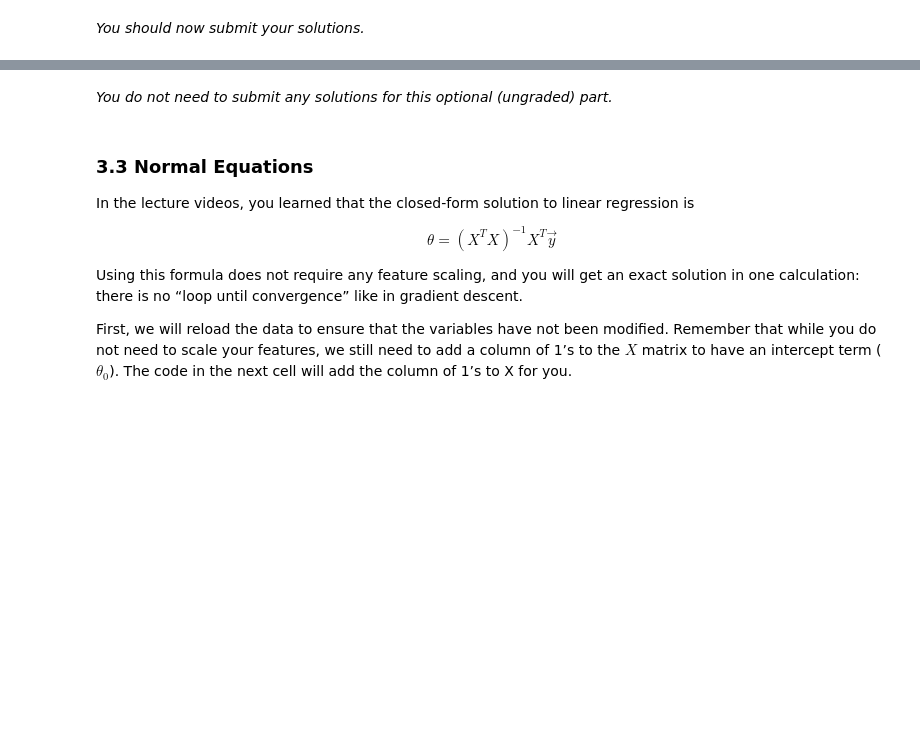
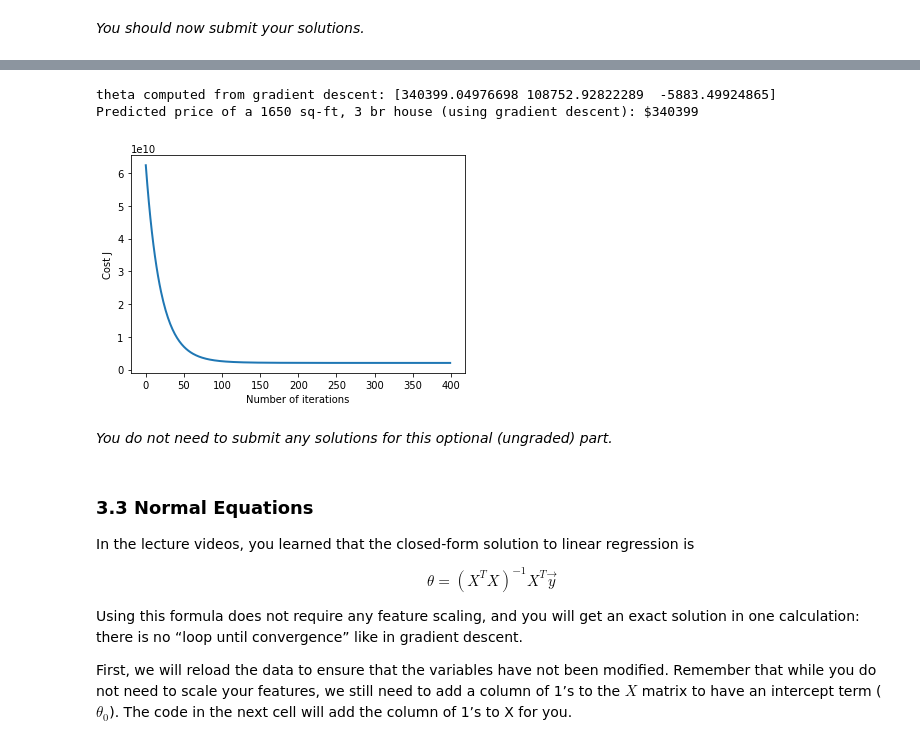
Before and after one commit to doctorpulman/ml-coursera-python-assignments, a Jupyter notebook: Exercise1/exercise1.ipynb, the cells around one changed output, grey strips where cells are left out. Cells and saved outputs as stored; diff of their text form; code cells hidden in the pictures; blank space fills up the shorter version.

```diff
--- a/Exercise1/exercise1.ipynb
+++ b/Exercise1/exercise1.ipynb
@@ -328,6 +326,15 @@ print('Expected cost value (approximately) 32.07\n')
 # further testing of the cost function
 J = computeCost(X, y, theta=np.array([-1, 2]))
 print('With theta = [-1, 2]\nCost computed = %.2f' % J)
+print('Expected cost value (approximately) 54.24\n')
+
+J = computeCostMulti(X, y, theta=np.array([0.0, 0.0]))
+print('With theta = [0, 0] \nCost computed = %.2f' % J)
+print('Expected cost value (approximately) 32.07\n')
+
+# further testing of the cost function
+J = computeCostMulti(X, y, theta=np.array([-1, 2]))
+print('With theta = [-1, 2]\nCost computed = %.2f' % J)
 print('Expected cost value (approximately) 54.24')
 # %% [output]
 With theta = [0, 0]
@@ -651,7 +666,10 @@ def  featureNormalize(X):
     sigma = np.zeros(X.shape[1])
 
     # =========================== YOUR CODE HERE =====================
-
+    mu = np.mean(X, axis=0)
+    X_norm = X - mu
+    sigma = np.std(X_norm, axis=0)
+    X_norm = X_norm / sigma
 
     # ================================================================
     return X_norm, mu, sigma
@@ -736,7 +772,8 @@ def computeCostMulti(X, y, theta):
     J = 0
 
     # ======================= YOUR CODE HERE ===========================
-
+    t = X @ theta - y
+    J = (0.5 / m) * np.dot(t.T, t)
 
     # ==================================================================
     return J
@@ -796,6 +850,7 @@ def gradientDescentMulti(X, y, theta, alpha, num_iters):
     for i in range(num_iters):
         # ======================= YOUR CODE HERE ==========================
 
+        theta = theta - alpha * (1/m) * (np.dot(X @ theta - y, X))
 
         # =================================================================
 
@@ -854,36 +924,42 @@ alpha and see which one gives you the best result.
 Finally, you should complete the code at the end to predict the price
 of a 1650 sq-ft, 3 br house.
 
 Hint
 ----
 At prediction, make sure you do the same feature normalization.
 """
 # Choose some alpha value - change this
-alpha = 0.1
+alpha = 0.025
 num_iters = 400
 
 # init theta and run gradient descent
 theta = np.zeros(3)
 theta, J_history = gradientDescentMulti(X, y, theta, alpha, num_iters)
 
 # Plot the convergence graph
 pyplot.plot(np.arange(len(J_history)), J_history, lw=2)
 pyplot.xlabel('Number of iterations')
 pyplot.ylabel('Cost J')
 
 # Display the gradient descent's result
 print('theta computed from gradient descent: {:s}'.format(str(theta)))
 
 # Estimate the price of a 1650 sq-ft, 3 br house
 # ======================= YOUR CODE HERE ===========================
+
 # Recall that the first column of X is all-ones.
 # Thus, it does not need to be normalized.
 
-price = 0   # You should change this
-
+initial = np.array([1, 1650, 3])
+initial[1:3] = (initial[1:3] - mu) / sigma
+price = np.dot(initial, theta)
 # ===================================================================
 
 print('Predicted price of a 1650 sq-ft, 3 br house (using gradient descent): ${:.0f}'.format(price))
+# %% [output]
+theta computed from gradient descent: [340399.04976698 108752.92822289  -5883.49924865]
+Predicted price of a 1650 sq-ft, 3 br house (using gradient descent): $340399
+[figure, added]
 # %% [markdown]
 *You do not need to submit any solutions for this optional (ungraded) part.*
 # %% [markdown]
```
Also changed, not shown: parts of 6 cells of this notebook, 2 other files.
